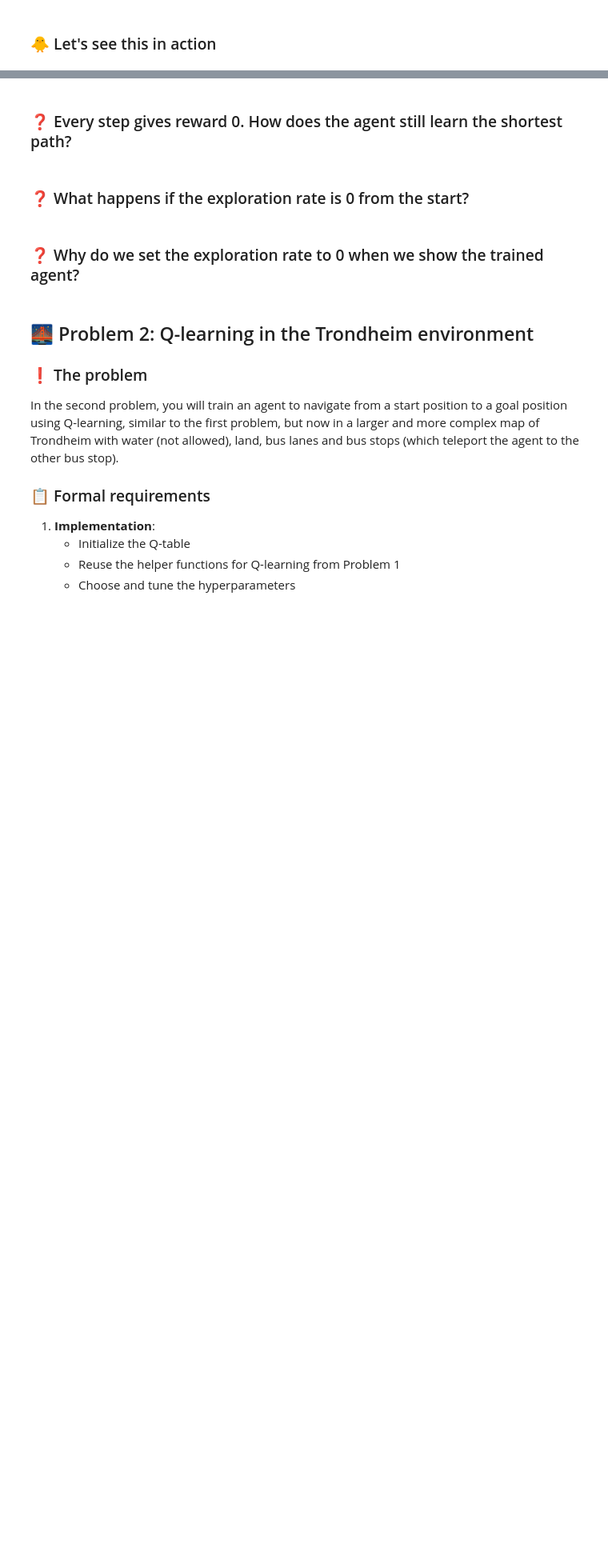
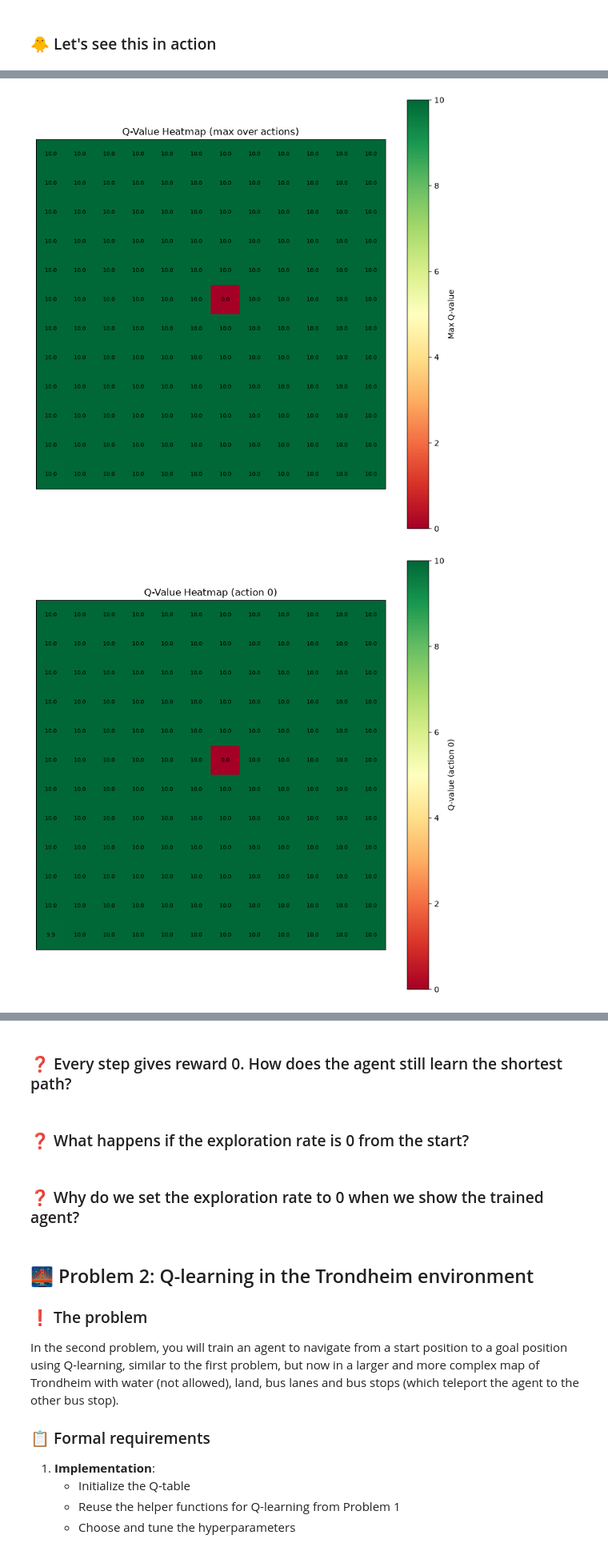
Before and after one commit to ffredz/TDT4172prosjekter, a Jupyter notebook: Project4/Project4_RL.ipynb, the cells around one changed output, grey strips where cells are left out. Shown at 80% size. Drawn from its saved outputs; the diff is of its cells as text; code cells hidden in the pictures; blank space fills up the shorter version.

```diff
--- a/Project4/Project4_RL.ipynb
+++ b/Project4/Project4_RL.ipynb
@@ -353,6 +377,9 @@ TODO: given the environment, initialize the Q table
 # ====================================
 # YOUR CODE GOES HERE
 # ====================================
+n_states = int(np.prod(env.observation_space.shape))
+n_actions = env.action_space.n
+q_table = np.zeros((n_states, n_actions))
 # %%
 # take a look at the initial Q table
 print(f"Q table has this shape: {q_table.shape}\n")
@@ -436,10 +488,29 @@ env.verbose = False # disable printouts while training
 # YOUR CODE GOES HERE
 # ====================================
 
-total_reward = None
-explore_rate = None
-learning_rate = None
+def train_q_learning(env, q_table, gamma, num_episodes, max_steps, eps_min, lr_min):
+    total_reward = 0
+    steps_per_episode = []
 
+
+    for episode in range(num_episodes):
+        env.reset()
+        state = env.get_state_id()
+        explore_rate = update_explore_rate(episode, eps_min,num_episodes)
+        learning_rate = update_learning_rate(episode,lr_min,num_episodes)
+        steps = 0
+        for _ in range(max_steps):
+            steps+=1
+            action = update_action(env,state,explore_rate,q_table)
+            _, reward, terminated, _ = env.step(action)
+            total_reward+=reward
+            next_state = env.get_state_id()
+            q_table[state,action]+= learning_rate*(reward+gamma*np.max(q_table[next_state])-q_table[state, action])
+            state = next_state
+            if terminated:
+                break
+        steps_per_episode.append(steps)
+    return q_table, total_reward, steps_per_episode, explore_rate, learning_rate
 # iterate over number of episodes
     # remember to reset the state!
     # update the exploration and learning rate
@@ -453,4 +524,6 @@ learning_rate = None
 # print(f"Episode: {episode}  Total_reward: {total_reward}  Explore rate: {explore_rate}")
 # print("Final Q values: ", q_table)
 # %%
+q_table, total_reward, steps_per_episode, explore_rate, learning_rate = train_q_learning(env, q_table, 1,NUM_EPISODES,MAX_STEPS_PER_EPISODE,EPSILON_MIN,MIN_LEARNING_RATE)
+
 print(f"Total reward after training: {total_reward}, total Explore rate after training: {explore_rate:.4f}")
@@ -511,29 +591,42 @@ plt.show()
 # %%
 # Let's visualize the Q values now!
 def show_q_heatmap(env, q_table, action: int = None):
     # ====================================
     # YOUR CODE GOES HERE
     # ====================================
+    nrows,ncols = env.observation_space.shape
+
+    if action is None:
+        q_values = q_table.max(axis=1)
+    else:
+        q_values = q_table[:,action]
+
+    q_grid = q_values.reshape(nrows, ncols).astype(float)
+    water = np.isin(env.initial_observation,env.not_allowed_area)
+    q_grid[water]=np.nan
 
     # ====================================
     fig, ax = plt.subplots(figsize=(8, 8))
     im = ax.imshow(q_grid, cmap='RdYlGn', interpolation='nearest')
     fig.colorbar(im, ax=ax, label='Max Q-value' if action is None else f'Q-value (action {action})')
 
     for r in range(nrows):
         for c in range(ncols):
             if not np.isnan(q_grid[r, c]):
                 ax.text(c, r, f'{q_grid[r, c]:.1f}', ha='center', va='center',
                         fontsize=7, color='black')
 
     ax.set_xticks([])
     ax.set_yticks([])
     ax.set_title("Q-Value Heatmap " + (f"(action {action})" if action is not None else "(max over actions)"))
     fig.tight_layout()
     plt.show()
 
 show_q_heatmap(env, q_table)
 show_q_heatmap(env, q_table, 0)
 show_q_heatmap(env, q_table, 1)
 show_q_heatmap(env, q_table, 2)
 show_q_heatmap(env, q_table, 3)
+# %% [output]
+[figure, added]
+[figure, added]
```
Also changed, not shown: parts of 24 cells of this notebook, 1 other file.
